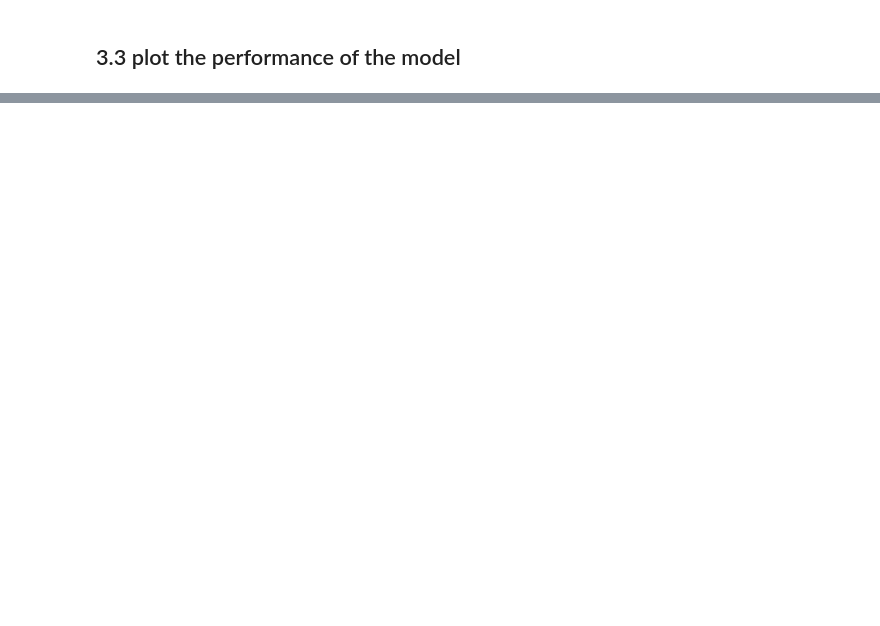
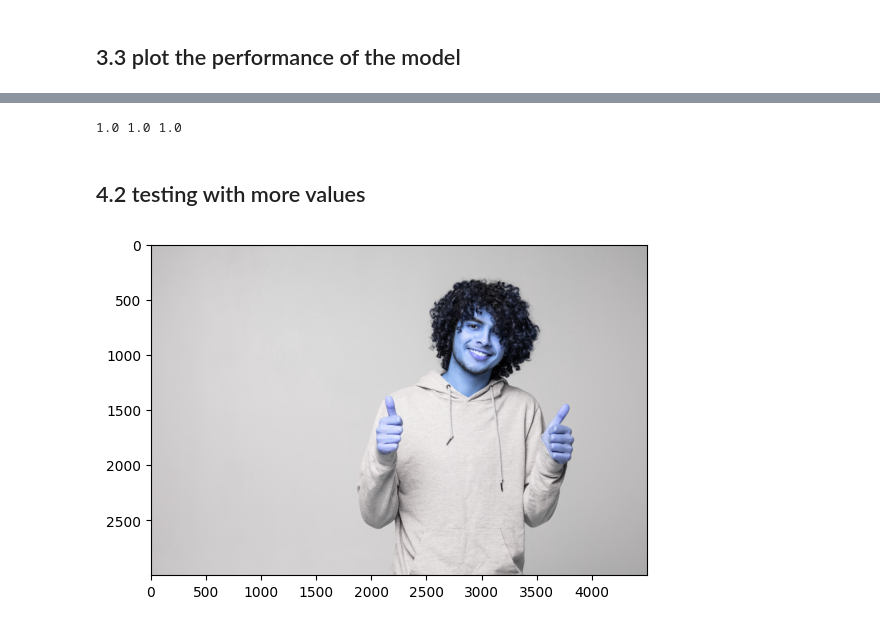
Before and after one commit to Jeffrey-joe-mathews/Janus-ImageRecognition, a Jupyter notebook: main.ipynb, the cells around one changed output, grey strips where cells are left out. Cells and saved outputs as stored; diff of their text form; code cells hidden in the pictures; blank space fills up the shorter version.

```diff
--- a/main.ipynb
+++ b/main.ipynb
@@ -267,0 +292,6 @@ plt.show()
+# %%
+print(prec.result().numpy(), rec.result().numpy(), bacc.result().numpy())
+# %% [output]
+1.0 1.0 1.0
+# %% [markdown]
+## 4.2 testing with more values
@@ -267,0 +300,6 @@ plt.show()
+# %%
+img = cv2.imread('happy_test.jpg')
+plt.imshow(img)
+plt.show()
+# %% [output]
+[figure, added]
```
Also changed, not shown: parts of 19 cells of this notebook, 2 other files.
